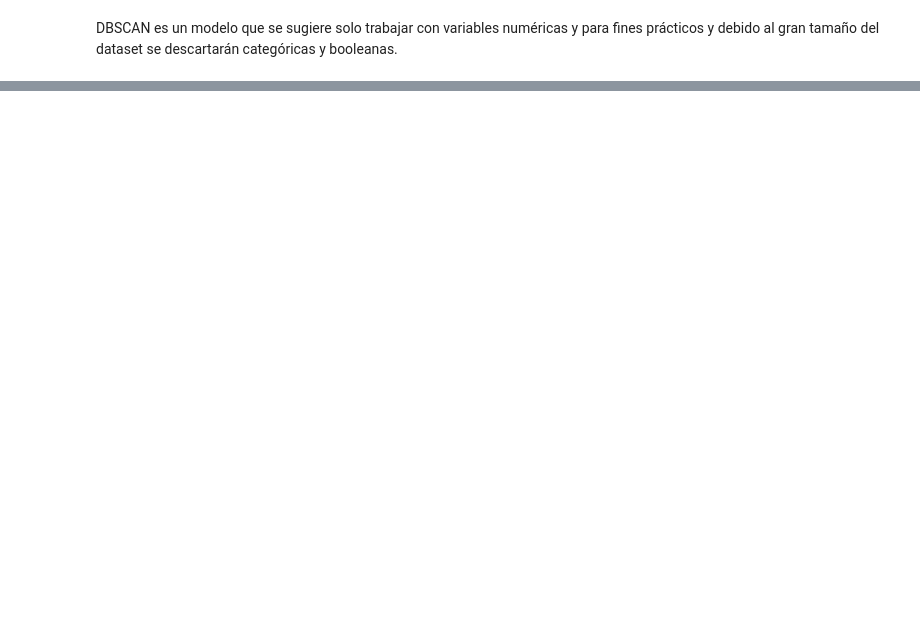
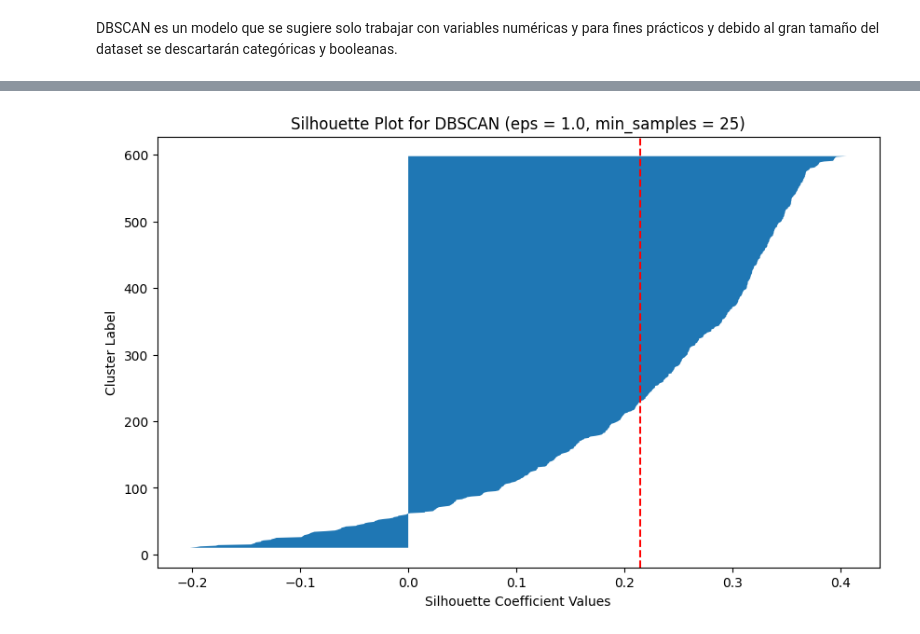
Before and after one commit to christiancalidad/ProyectoIntegradorSep24_Grupo15, a Jupyter notebook: 3.2 Modelo DBSCAN.ipynb, the cells around one changed output, grey strips where cells are left out. Drawn from its saved outputs; the diff is of its cells as text; code cells hidden in the pictures; blank space fills up the shorter version.

```diff
--- a/3.2 Modelo DBSCAN.ipynb
+++ b/3.2 Modelo DBSCAN.ipynb
@@ -287,0 +140,19 @@ top_10_clusters.plot(kind='bar', title='Top 10 Número de Clusters Encontrados')
+# %%
+# Iterar a través de diferentes combinaciones de eps y min_samples para encontrar el mejor puntaje de silueta
+for eps in eps_values:
+    for min_samples in min_samples_values:
+        dbscan = DBSCAN(eps=eps, min_samples=min_samples)
+        labels = dbscan.fit_predict(pca_data)
+
+        # Filtrar puntos de ruido (-1 labels)
+        if len(set(labels)) > 1:  # Al menos 2 clusters deben estar presentes
+            silhouette_avg = silhouette_score(pca_data, labels)
+            print(f'eps = {eps}, min_samples = {min_samples}, Silhouette Score = {silhouette_avg}')
+
+            if silhouette_avg > best_silhouette:
+                best_silhouette = silhouette_avg
+                best_eps = eps
+                best_min_samples = min_samples
+                best_labels = labels
+
+print(f'\nBest DBSCAN Configuration: eps = {best_eps}, min_samples = {best_min_samples}, Silhouette Score = {best_silhouette}')
@@ -287,0 +177,27 @@ top_10_clusters.plot(kind='bar', title='Top 10 Número de Clusters Encontrados')
+# %%
+# Graficar Análisis de Silueta para el Mejor DBSCAN
+if best_labels is not None:
+    unique_labels = set(best_labels)
+    n_clusters = len(unique_labels) - (1 if -1 in unique_labels else 0)
+
+    fig, ax = plt.subplots(figsize=(10, 6))
+    silhouette_vals = silhouette_samples(pca_data, best_labels)
+
+    y_lower = 10
+    for i, label in enumerate(unique_labels):
+        if label == -1:
+            continue  # Saltar puntos de ruido
+        cluster_silhouette_vals = silhouette_vals[best_labels == label]
+        cluster_silhouette_vals.sort()
+        y_upper = y_lower + len(cluster_silhouette_vals)
+
+        ax.fill_betweenx(np.arange(y_lower, y_upper), 0, cluster_silhouette_vals)
+        y_lower = y_upper + 10
+
+    ax.set_title(f'Silhouette Plot for DBSCAN (eps = {best_eps}, min_samples = {best_min_samples})')
+    ax.set_xlabel('Silhouette Coefficient Values')
+    ax.set_ylabel('Cluster Label')
+    ax.axvline(x=best_silhouette, color="red", linestyle="--")
+    plt.show()
+# %% [output]
+[figure, added]
```
Also changed, not shown: parts of 30 cells of this notebook, 1 other file.
